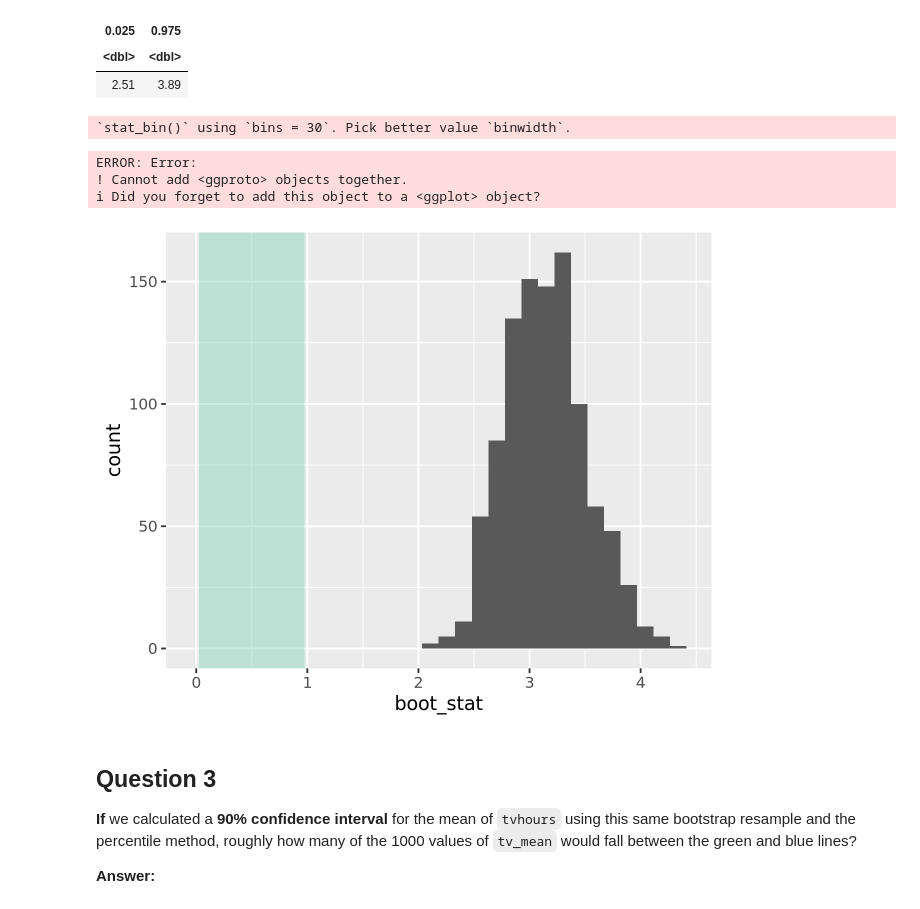
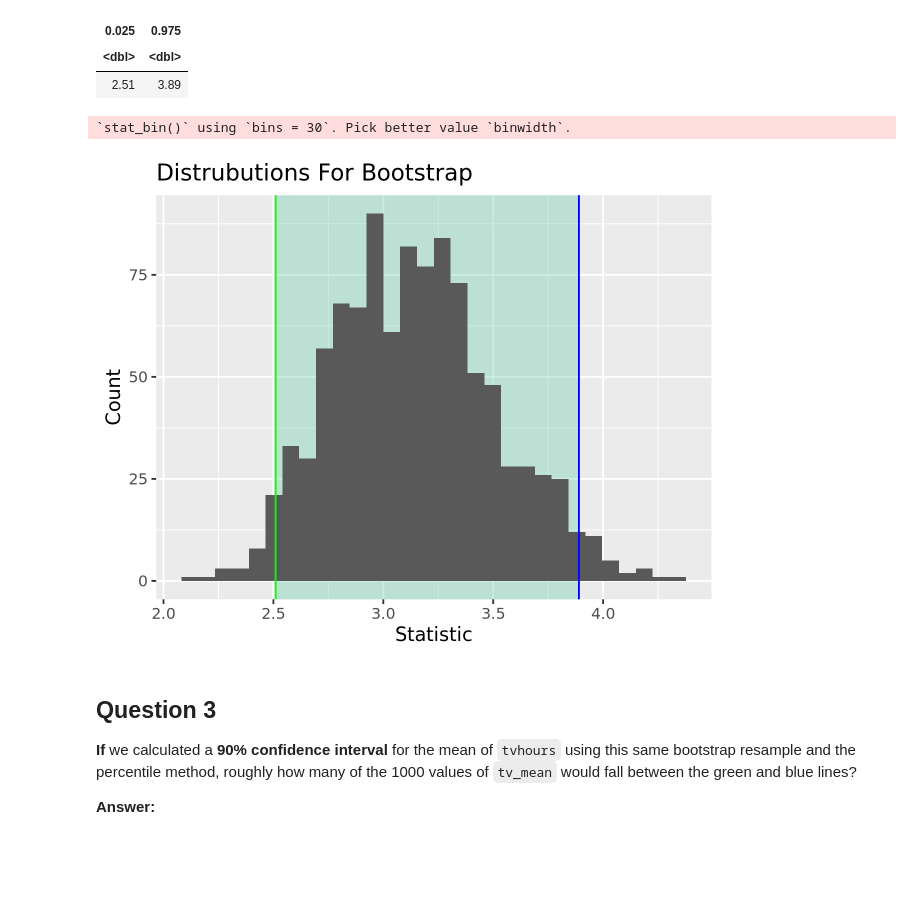
Before and after one commit to kaival1524/a07, a Jupyter notebook: assignment8.ipynb, the cells around one changed output. Cells and saved outputs as stored; diff of their text form; code cells hidden in the pictures; blank space fills up the shorter version.

```diff
--- a/assignment8.ipynb
+++ b/assignment8.ipynb
@@ -276,36 +276,33 @@ A tibble: 1 × 2
 # %%
 ggplot() +
     geom_rect(
         data = percentile_df,
-        aes(xmin = 0.025, xmax = 0.975, ymin = -Inf, ymax = Inf),
+        aes(xmin = `0.025`, xmax = `0.975`, ymin = -Inf, ymax = Inf),
         alpha = 0.35,
         fill = "MediumAquaMarine"
     ) +
     geom_histogram(
         data = boot_distrib_tv,
         aes(x = boot_stat)
-    )
+    ) +
     geom_vline(
         data = percentile_df,
-        aes(xintercept = 0.025),
+        aes(xintercept = `0.025`),
         color = "green"
     ) +
     geom_vline(
         data = percentile_df,
-        aes(xintercept = 0.975),
+        aes(xintercept = `0.975`),
         color = "blue"
     ) +
     labs(
         title = "Distrubutions For Bootstrap",
         x = "Statistic",
         y = "Count"
     )
 # %% [output]
 `stat_bin()` using `bins = 30`. Pick better value `binwidth`.
-ERROR: Error:
-! Cannot add <ggproto> objects together.
-ℹ Did you forget to add this object to a <ggplot> object?
-[figure, old version]
+[figure, new version]
 # %% [markdown]
 ## Question 3
 
```
